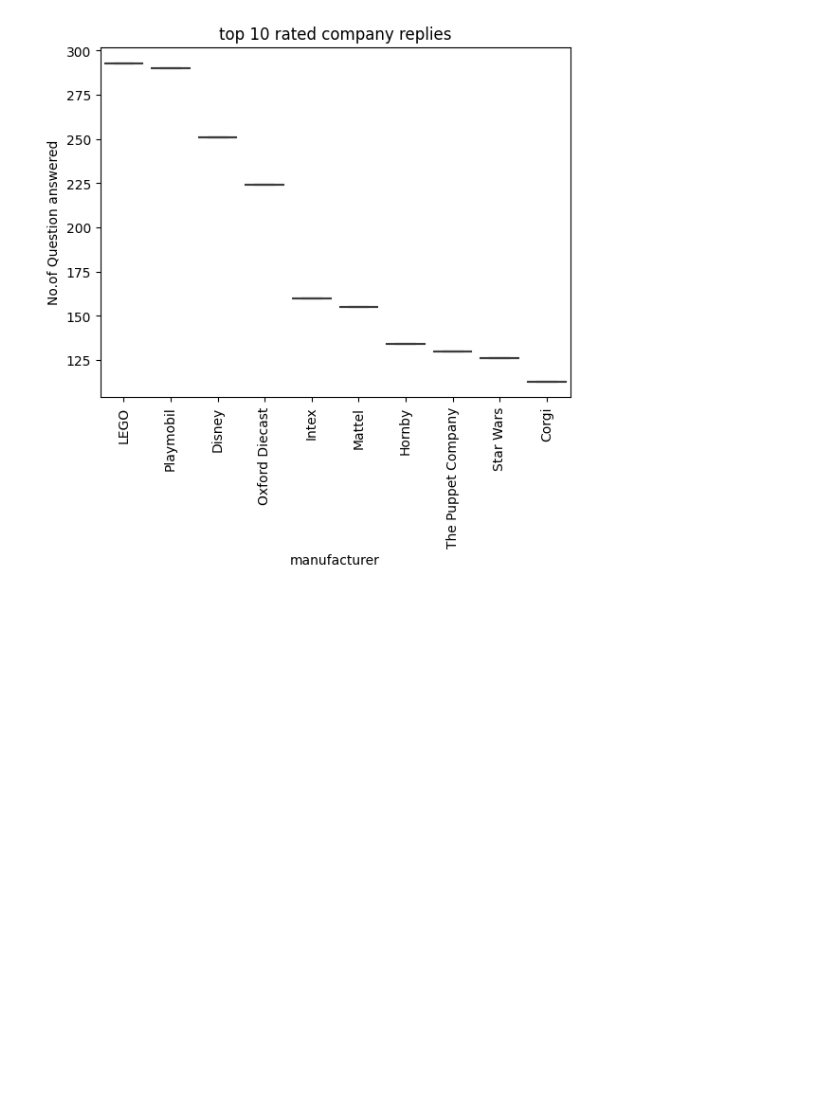
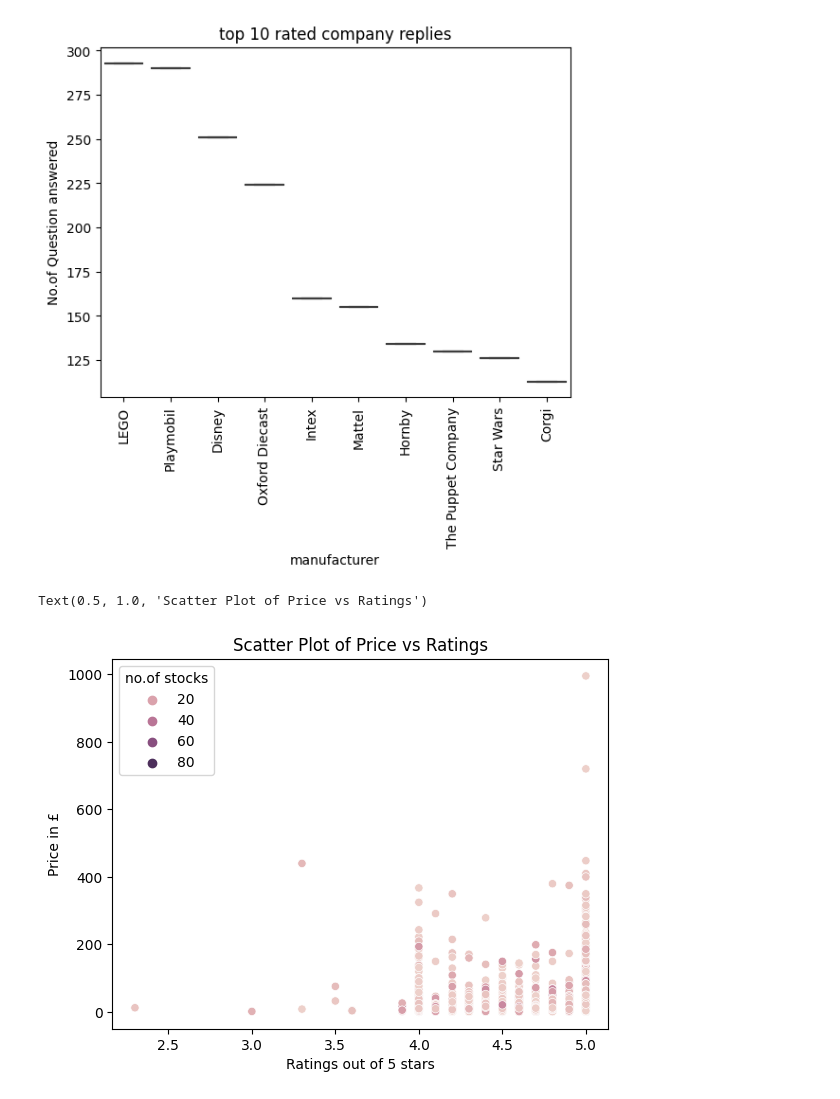
Before and after one commit to AryanAbhale/Task1, a Jupyter notebook: Aryan abhale.ipynb, the cells around one changed output. Cells and saved outputs as stored; diff of their text form; code cells hidden in the pictures; blank space fills up the shorter version.

```diff
--- a/Aryan abhale.ipynb
+++ b/Aryan abhale.ipynb
@@ -563,0 +625,9 @@ df.to_csv('filtered.csv')
+# %%
+
+sns.scatterplot(data=df, x='Ratings out of 5 stars', y='Price in £',hue=df['no.of stocks'])
+plt.ylabel('Price in £')
+plt.xlabel('Ratings out of 5 stars')
+plt.title('Scatter Plot of Price vs Ratings')
+# %% [output]
+Text(0.5, 1.0, 'Scatter Plot of Price vs Ratings')
+[figure, added]
```
Also changed, not shown: parts of 27 cells of this notebook.
